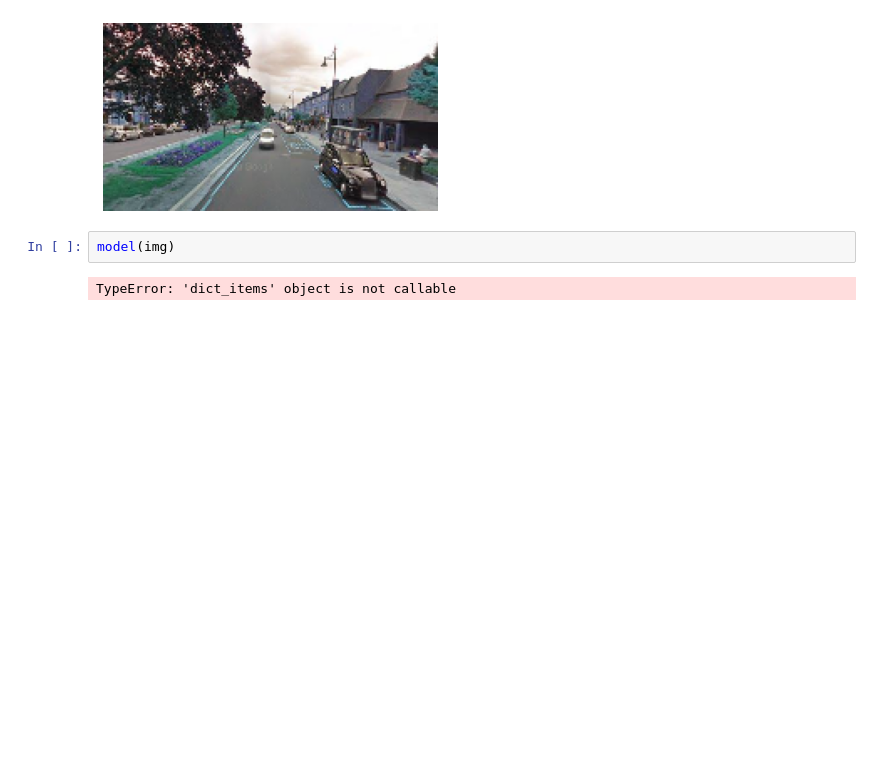
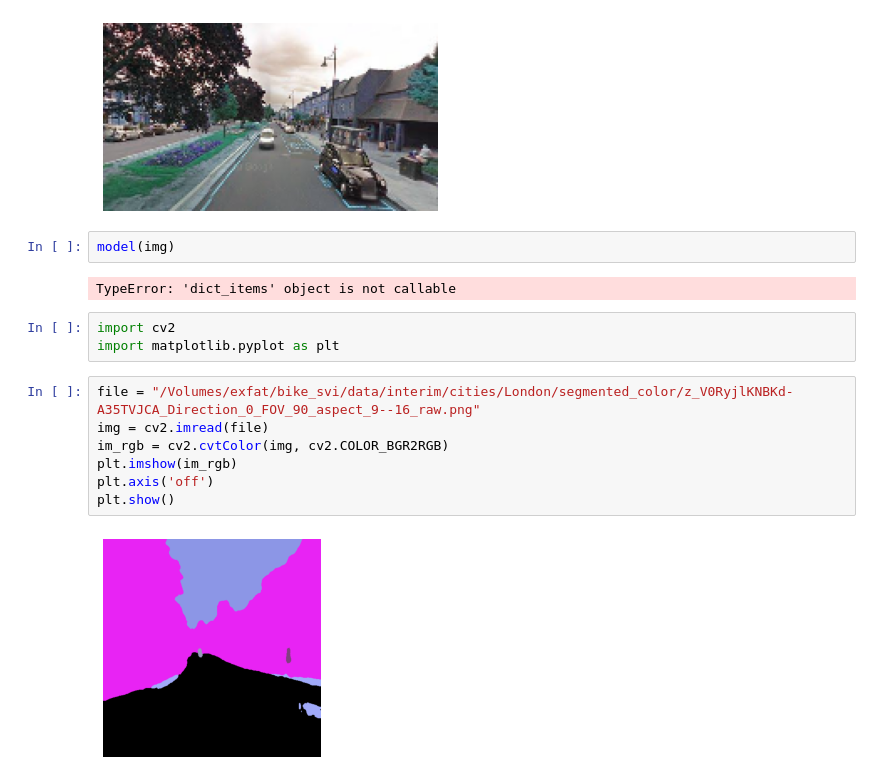
Before and after one commit to koito19960406/bike_svi, a Jupyter notebook: src/features/maskformer.ipynb, the cells around one changed output. Drawn from its saved outputs; the diff is of its cells as text; blank space fills up the shorter version.

Commit message:
base model data processing

```diff
--- a/src/features/maskformer.ipynb
+++ b/src/features/maskformer.ipynb
@@ -47,3 +47,15 @@ plt.show()
 model(img)
 # %% [output]
 TypeError: 'dict_items' object is not callable
+# %%
+import cv2
+import matplotlib.pyplot as plt
+# %%
+file = "/Volumes/exfat/bike_svi/data/interim/cities/London/segmented_color/z_V0RyjlKNBKd-A35TVJCA_Direction_0_FOV_90_aspect_9--16_raw.png"
+img = cv2.imread(file)
+im_rgb = cv2.cvtColor(img, cv2.COLOR_BGR2RGB)
+plt.imshow(im_rgb)
+plt.axis('off')
+plt.show()
+# %% [output]
+[figure, added]
```
Also changed, not shown: 5 other files.
